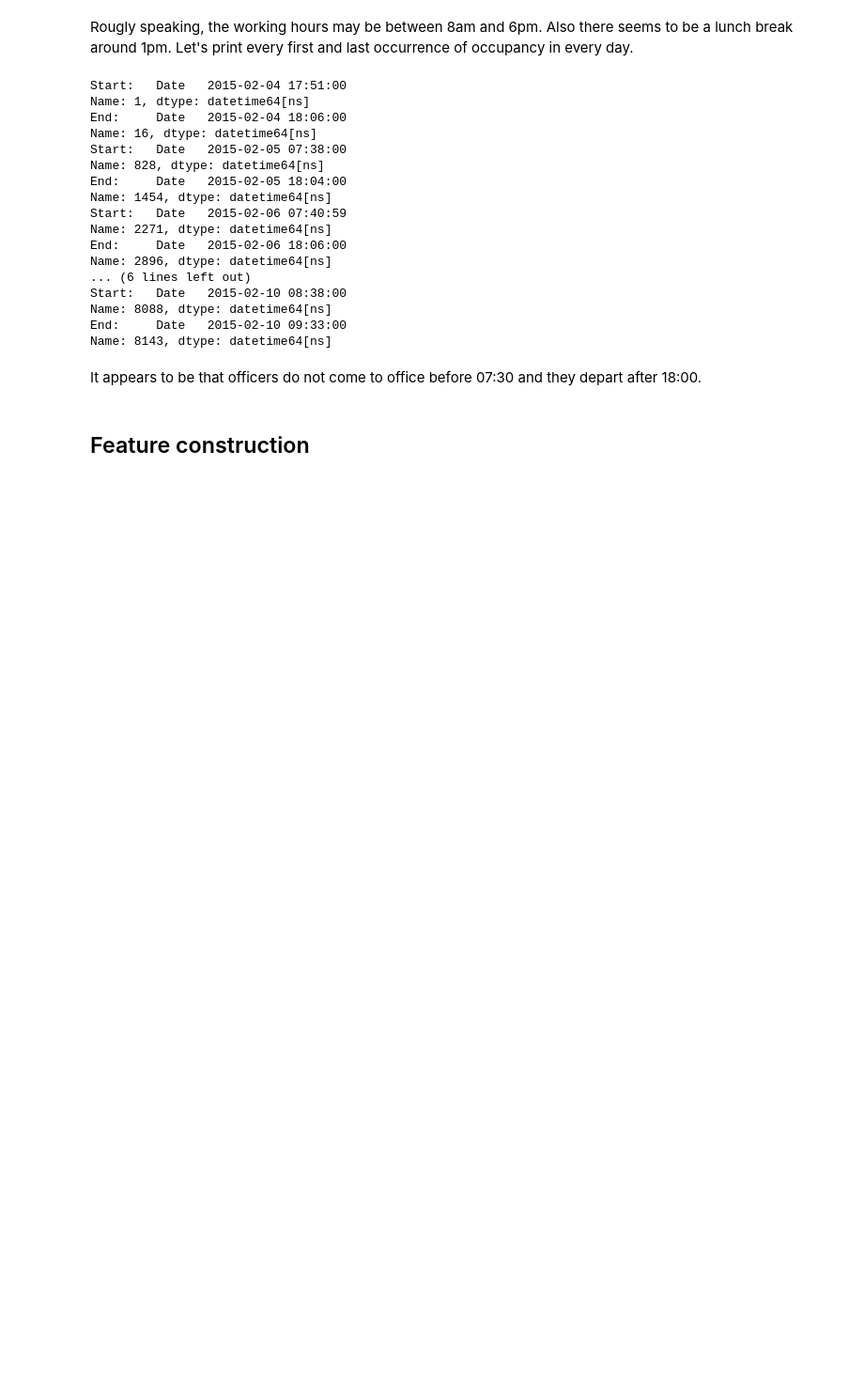
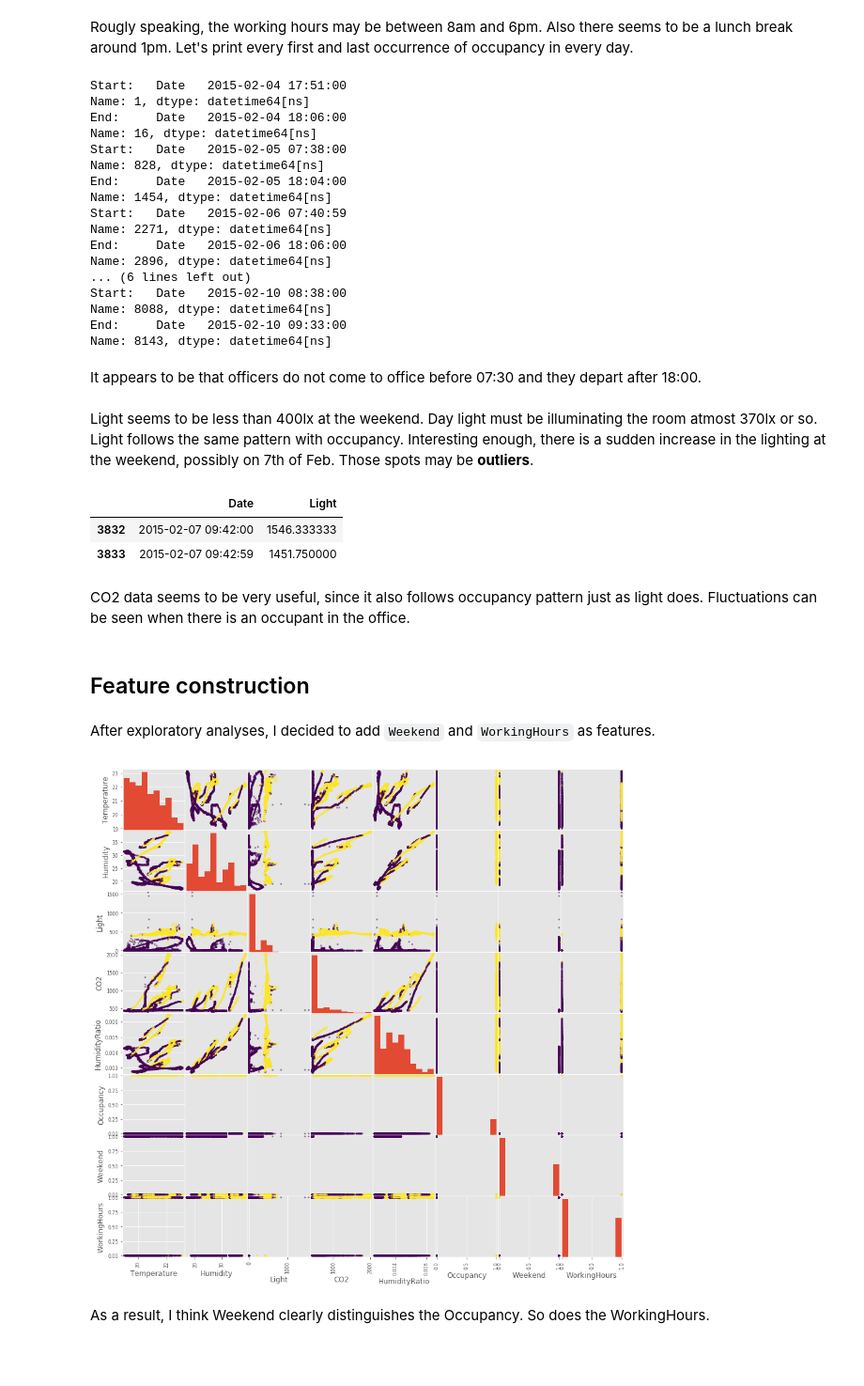
Before and after one commit to yungshun317/sklearn-occupancy-detection-time-series-forecasting, a Jupyter notebook: occupancy_detection_dataset.ipynb, the cells around one changed output. Shown: that part at 94% size. Cells and saved outputs as stored; diff of their text form; code cells hidden in the pictures; blank space fills up the shorter version.

Commit message:
Construct two new features, Weekend and WorkingHours, after exploratory analyses

```diff
--- a/occupancy_detection_dataset.ipynb
+++ b/occupancy_detection_dataset.ipynb
@@ -304,0 +313,9 @@ It appears to be that officers do not come to office before 07:30 and they depar
+# %% [markdown]
+Light seems to be less than 400lx at the weekend. Day light must be illuminating the room atmost 370lx or so. Light follows the same pattern with occupancy. Interesting enough, there is a sudden increase in the lighting at the weekend, possibly on 7th of Feb. Those spots may be <b>outliers</b>.
+# %%
+light_outliers = train.loc[(train['Date'].dt.day == 7) & (train['Light'] > 850), ['Date', 'Light']]
+light_outliers
+# %% [output]
+|  | Date | Light |
+| 3832 | 2015-02-07 09:42:00 | 1546.333333 |
+| 3833 | 2015-02-07 09:42:59 | 1451.750000 |
@@ -305,2 +324,6 @@ It appears to be that officers do not come to office before 07:30 and they depar
+# %% [markdown]
+CO2 data seems to be very useful, since it also follows occupancy pattern just as light does. Fluctuations can be seen when there is an occupant in the office.
 # %% [markdown]
 ## Feature construction
+# %% [markdown]
+After exploratory analyses, I decided to add `Weekend` and `WorkingHours` as features.
@@ -306,0 +339,9 @@ It appears to be that officers do not come to office before 07:30 and they depar
+# %%
+pd.plotting.scatter_matrix(train, c=train['Occupancy'], figsize=[15, 15])
+plt.show()
+# %% [output]
+[figure, added]
+# %% [markdown]
+As a result, I think Weekend clearly distinguishes the Occupancy. So does the WorkingHours.
+# %% [markdown]
+##
```
Also changed, not shown: parts of 7 cells of this notebook.
